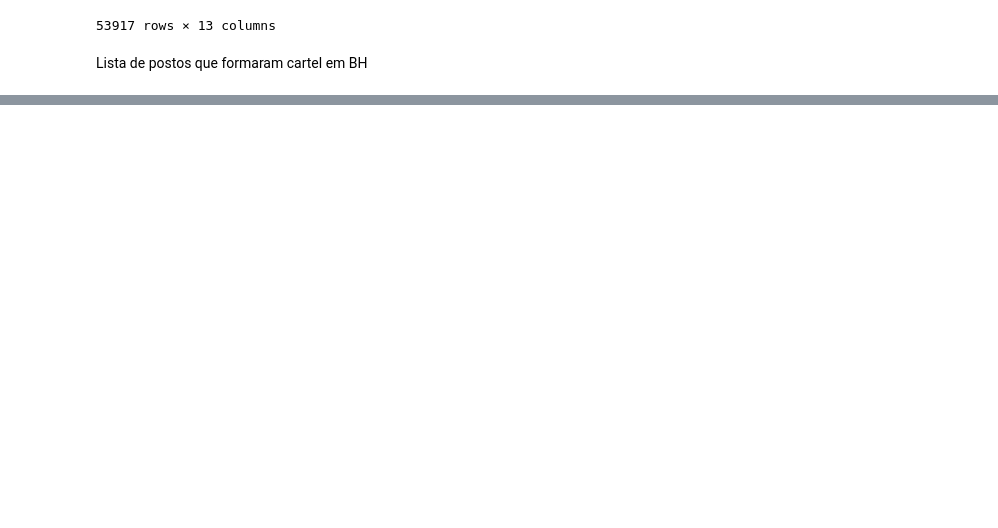
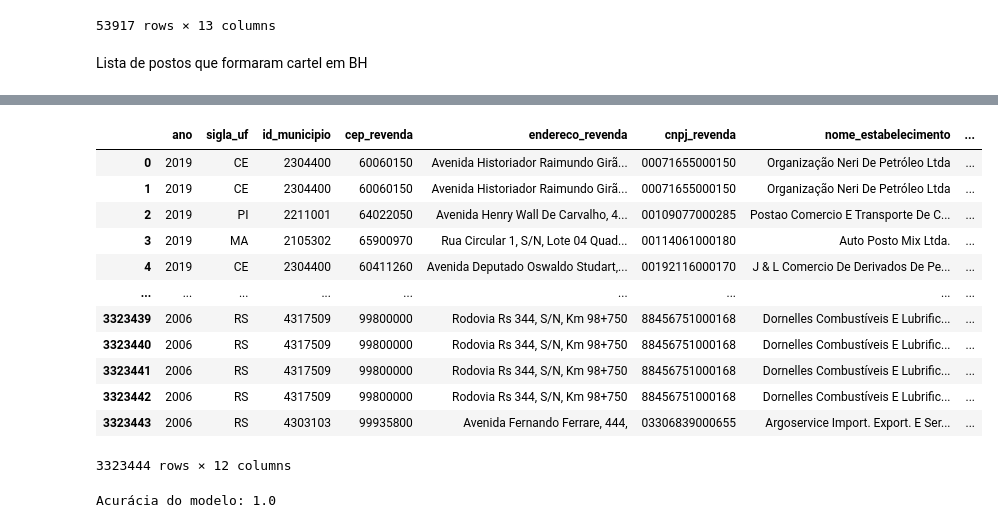
Before and after one commit to estevaocardoso/projetos-estevao, a Jupyter notebook: GAS_ML/GETTING_DF.ipynb, the cells around one changed output, grey strips where cells are left out. Drawn from its saved outputs; the diff is of its cells as text; code cells hidden in the pictures; blank space fills up the shorter version.

```diff
--- a/GAS_ML/GETTING_DF.ipynb
+++ b/GAS_ML/GETTING_DF.ipynb
@@ -174,5 +180,28 @@ plt.show()
 # %%
 query = '''
-SELECT ano, sigla_uf, id_municipio, bairro_revenda, cep_revenda, endereco_revenda, cnpj_revenda, nome_estabelecimento, bandeira_revenda, produto, unidade_medida, preco_compra, preco_venda FROM `basedosdados.br_anp_precos_combustiveis.microdados`
-WHERE sigla_uf IN ('DF')
+SELECT ano, sigla_uf, id_municipio, cep_revenda, endereco_revenda, cnpj_revenda, nome_estabelecimento, bandeira_revenda, produto, data_coleta, preco_venda
+FROM `basedosdados.br_anp_precos_combustiveis.microdados`
+WHERE produto = 'Gasolina'
 '''
+
+df = bd.read_sql(query, billing_project_id="extended-spark-302513")
+# %%
+base_teste = df
+# %%
+base_teste['dummy_cartel'] = '0'
+# %%
+base_teste
+# %% [output]
+|  | ano | sigla_uf | id_municipio | cep_revenda | endereco_revenda | cnpj_revenda | nome_estabelecimento | ... |
+| 0 | 2019 | CE | 2304400 | 60060150 | Avenida Historiador Raimundo Girã... | 00071655000150 | Organização Neri De Petróleo Ltda | ... |
+| 1 | 2019 | CE | 2304400 | 60060150 | Avenida Historiador Raimundo Girã... | 00071655000150 | Organização Neri De Petróleo Ltda | ... |
+| 2 | 2019 | PI | 2211001 | 64022050 | Avenida Henry Wall De Carvalho, 4... | 00109077000285 | Postao Comercio E Transporte De C... | ... |
+| 3 | 2019 | MA | 2105302 | 65900970 | Rua Circular 1, S/N, Lote 04 Quad... | 00114061000180 | Auto Posto Mix Ltda. | ... |
+| 4 | 2019 | CE | 2304400 | 60411260 | Avenida Deputado Oswaldo Studart,... | 00192116000170 | J & L Comercio De Derivados De Pe... | ... |
+| ... | ... | ... | ... | ... | ... | ... | ... | ... |
+| 3323439 | 2006 | RS | 4317509 | 99800000 | Rodovia Rs 344, S/N, Km 98+750 | 88456751000168 | Dornelles Combustíveis E Lubrific... | ... |
+| 3323440 | 2006 | RS | 4317509 | 99800000 | Rodovia Rs 344, S/N, Km 98+750 | 88456751000168 | Dornelles Combustíveis E Lubrific... | ... |
+| 3323441 | 2006 | RS | 4317509 | 99800000 | Rodovia Rs 344, S/N, Km 98+750 | 88456751000168 | Dornelles Combustíveis E Lubrific... | ... |
+| 3323442 | 2006 | RS | 4317509 | 99800000 | Rodovia Rs 344, S/N, Km 98+750 | 88456751000168 | Dornelles Combustíveis E Lubrific... | ... |
+| 3323443 | 2006 | RS | 4303103 | 99935800 | Avenida Fernando Ferrare, 444, | 03306839000655 | Argoservice Import. Export. E Ser... | ... |
+3323444 rows × 12 columns
@@ -178,0 +210,33 @@ WHERE sigla_uf IN ('DF')
+# %%
+import pandas as pd
+from sklearn.model_selection import train_test_split
+from sklearn.linear_model import LogisticRegression
+from sklearn.metrics import accuracy_score
+from sklearn.preprocessing import LabelEncoder
+
+# Selecionar características
+X = base_completa[['preco_venda', 'dummy_cartel', 'endereco_revenda']]
+y = base_completa['dummy_cartel']
+
+# Codificar o endereço de cada posto com label encoding
+label_encoder = LabelEncoder()
+X['endereco_revenda_codificado'] = label_encoder.fit_transform(X['endereco_revenda'])
+
+# Remover a coluna de endereço original
+X.drop('endereco_revenda', axis=1, inplace=True)
+
+# Dividir os dados em conjuntos de treinamento e teste
+X_train, X_test, y_train, y_test = train_test_split(X, y, test_size=0.2, random_state=42)
+
+# Inicializar e treinar o modelo de regressão logística
+model = LogisticRegression()
+model.fit(X_train, y_train)
+
+# Fazer previsões nos dados de teste
+y_pred = model.predict(X_test)
+
+# Avaliar a precisão do modelo
+accuracy = accuracy_score(y_test, y_pred)
+print("Acurácia do modelo:", accuracy)
+# %% [output]
+Acurácia do modelo: 1.0
```
Also changed, not shown: parts of 14 cells of this notebook, 1 other file.
